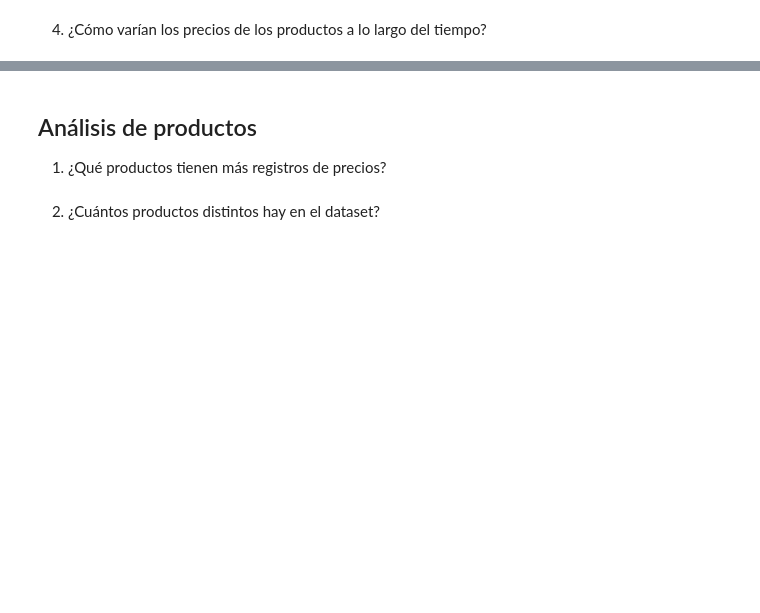
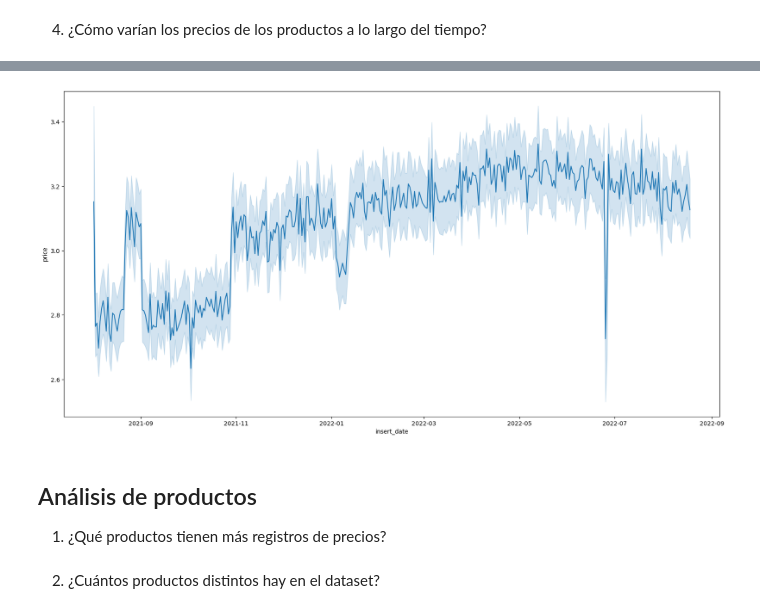
Before and after one commit to PatriciaAnaya/modulo-3-equipo-4-pair, a Jupyter notebook: Repaso-II - clase.ipynb, the cells around one changed output, grey strips where cells are left out. Drawn from its saved outputs; the diff is of its cells as text; code cells hidden in the pictures; blank space fills up the shorter version.

```diff
--- a/Repaso-II - clase.ipynb
+++ b/Repaso-II - clase.ipynb
@@ -278,3 +342,8 @@ outliers
+# %%
+plt.figure(figsize=(20,10))
+sns.lineplot(data=filtered_prices, x="insert_date", y="price");
+# %% [output]
+[figure, added]
 # %% [markdown]
 ## Análisis de productos
 1. ¿Qué productos tienen más registros de precios?
```
Also changed, not shown: parts of 7 cells of this notebook.
